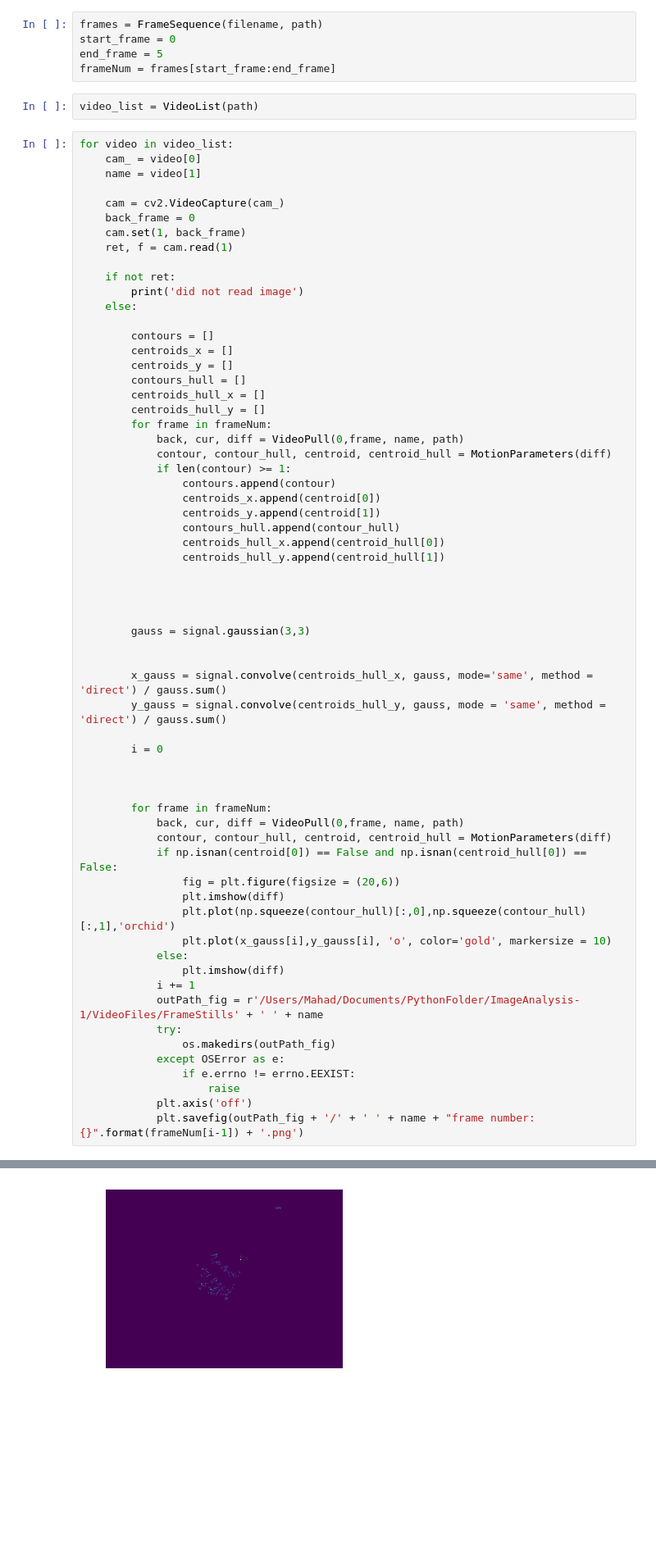
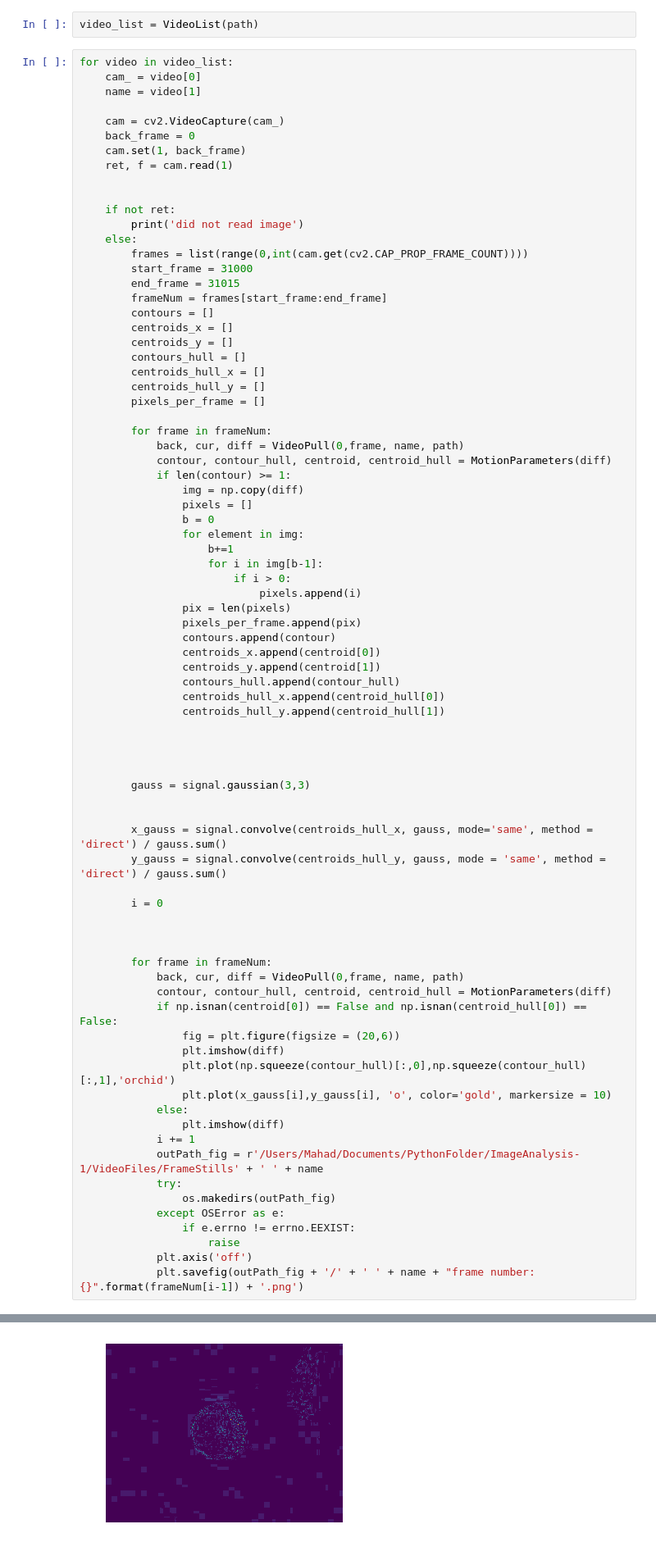
Before and after one commit to itsMahad/ManducaMultiSenseFeeding, a Jupyter notebook: Data_Analysis_Notebook_3-Looping_Analysis_For_All_Videos.ipynb, the cells around one changed output, grey strips where cells are left out. Shown at 82% size. Saved outputs shown, nothing was run; the diff lists cells and outputs as text; blank space fills up the shorter version.

Commit message:
Version2 - step1 to analyze raw video data
'Fixed' loading error. Pixel counter added

```diff
--- a/Data_Analysis_Notebook_3-Looping_Analysis_For_All_Videos.ipynb
+++ b/Data_Analysis_Notebook_3-Looping_Analysis_For_All_Videos.ipynb
@@ -82,9 +70,4 @@ filename = 'c-3_m6'
 path = "/Users/Mahad/Documents/PythonFolder/Videos"
-# %%
-frames = FrameSequence(filename, path)
-start_frame = 0
-end_frame = 5
-frameNum = frames[start_frame:end_frame]
 # %%
 video_list = VideoList(path)
 # %%
@@ -97,20 +80,36 @@ for video in video_list:
     cam.set(1, back_frame)
     ret, f = cam.read(1)
 
+
     if not ret:
         print('did not read image')
     else:
-
+        frames = list(range(0,int(cam.get(cv2.CAP_PROP_FRAME_COUNT))))
+        start_frame = 31000
+        end_frame = 31015
+        frameNum = frames[start_frame:end_frame]
         contours = []
         centroids_x = []
         centroids_y = []
         contours_hull = []
         centroids_hull_x = []
         centroids_hull_y = []
+        pixels_per_frame = []
+
         for frame in frameNum:
             back, cur, diff = VideoPull(0,frame, name, path)
             contour, contour_hull, centroid, centroid_hull = MotionParameters(diff)
             if len(contour) >= 1:
+                img = np.copy(diff)
+                pixels = []
+                b = 0
+                for element in img:
+                    b+=1
+                    for i in img[b-1]:
+                        if i > 0:
+                            pixels.append(i)
+                pix = len(pixels)
+                pixels_per_frame.append(pix)
                 contours.append(contour)
                 centroids_x.append(centroid[0])
                 centroids_y.append(centroid[1])
@@ -155 +154 @@ did not read image
-[figure, old version]
+[figure, new version]
```
Also changed, not shown: parts of 4 cells of this notebook.
